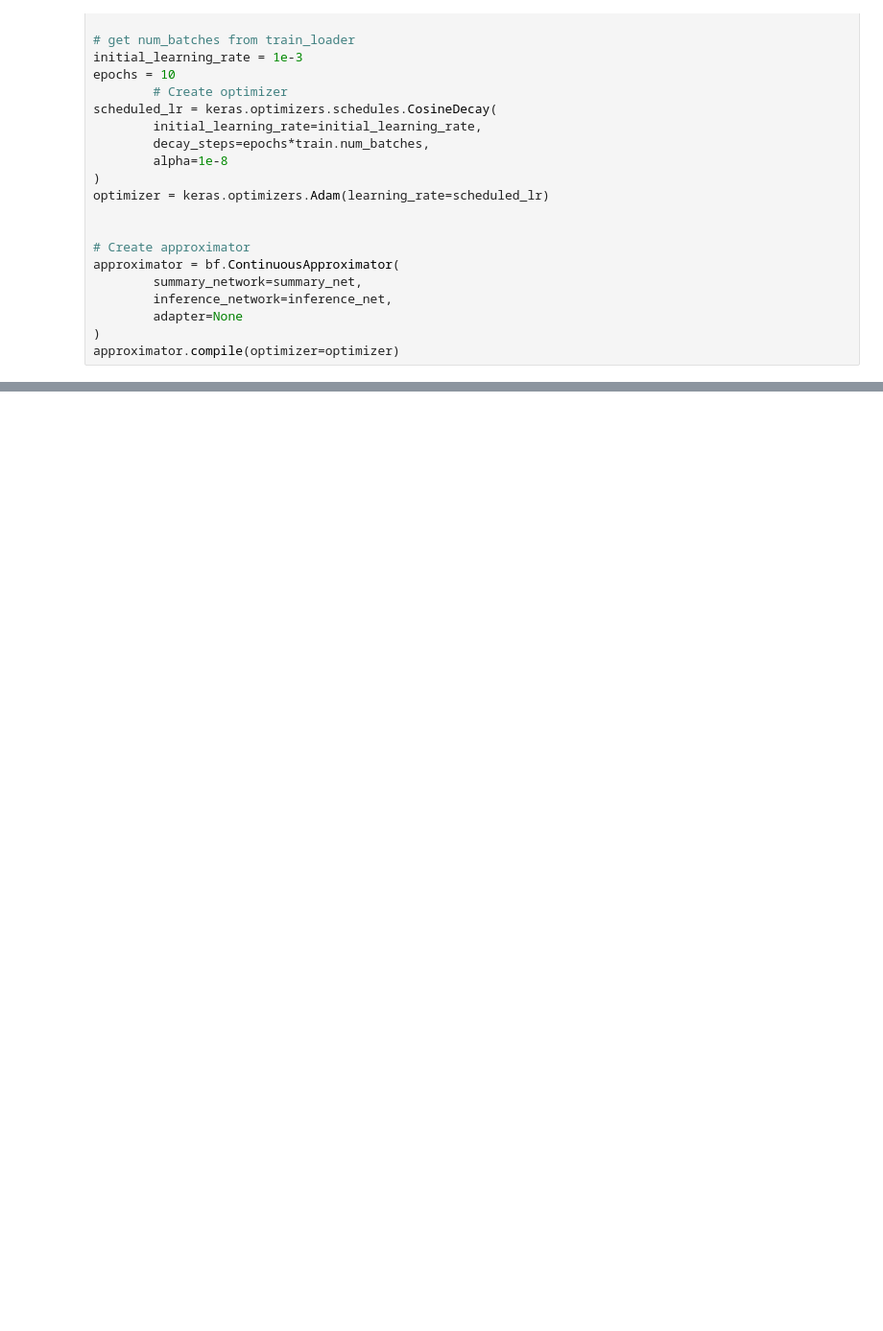
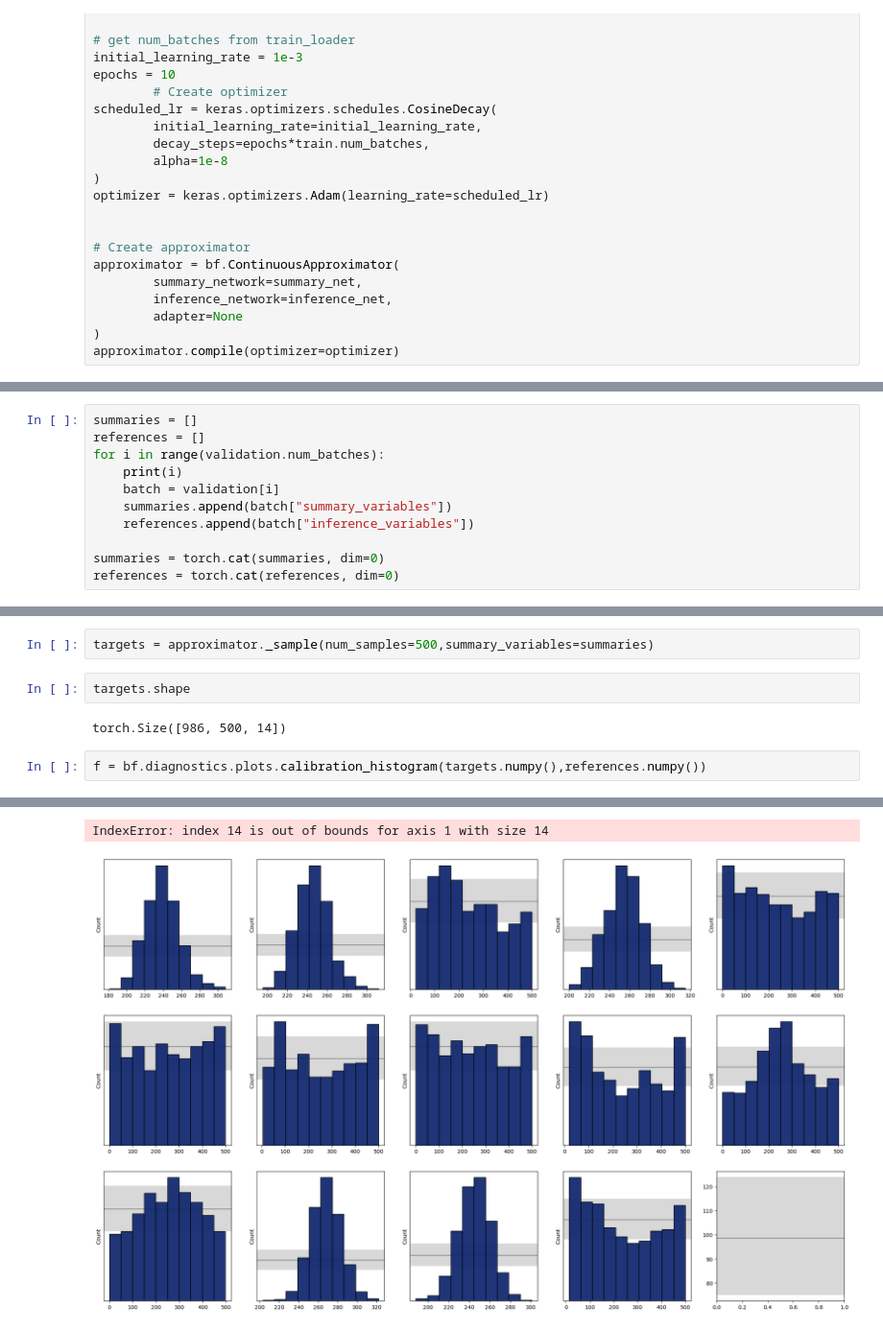
Before and after one commit to jeliason/SPQSP_IO, a Jupyter notebook: notebooks/qsp_transformer.ipynb, the cells around one changed output, grey strips where cells are left out. Shown at 96% size. Saved outputs shown, nothing was run; the diff lists cells and outputs as text; blank space fills up the shorter version.

```diff
--- a/notebooks/qsp_transformer.ipynb
+++ b/notebooks/qsp_transformer.ipynb
@@ -73,0 +91,11 @@ KeyboardInterrupt:
+# %%
+summaries = []
+references = []
+for i in range(validation.num_batches):
+	print(i)
+	batch = validation[i]
+	summaries.append(batch["summary_variables"])
+	references.append(batch["inference_variables"])
+
+summaries = torch.cat(summaries, dim=0)
+references = torch.cat(references, dim=0)
@@ -73,0 +120,9 @@ KeyboardInterrupt:
+# %%
+targets = approximator._sample(num_samples=500,summary_variables=summaries)
+# %%
+targets.shape
+# %% [output]
+torch.Size([986, 500, 14])
+# %%
+f = bf.diagnostics.plots.calibration_histogram(targets.numpy(),references.numpy())
+# %% [output]
@@ -73,0 +130,2 @@ KeyboardInterrupt:
+IndexError: index 14 is out of bounds for axis 1 with size 14
+[figure, added]
```
Also changed, not shown: parts of 7 cells of this notebook, 2 other files.
